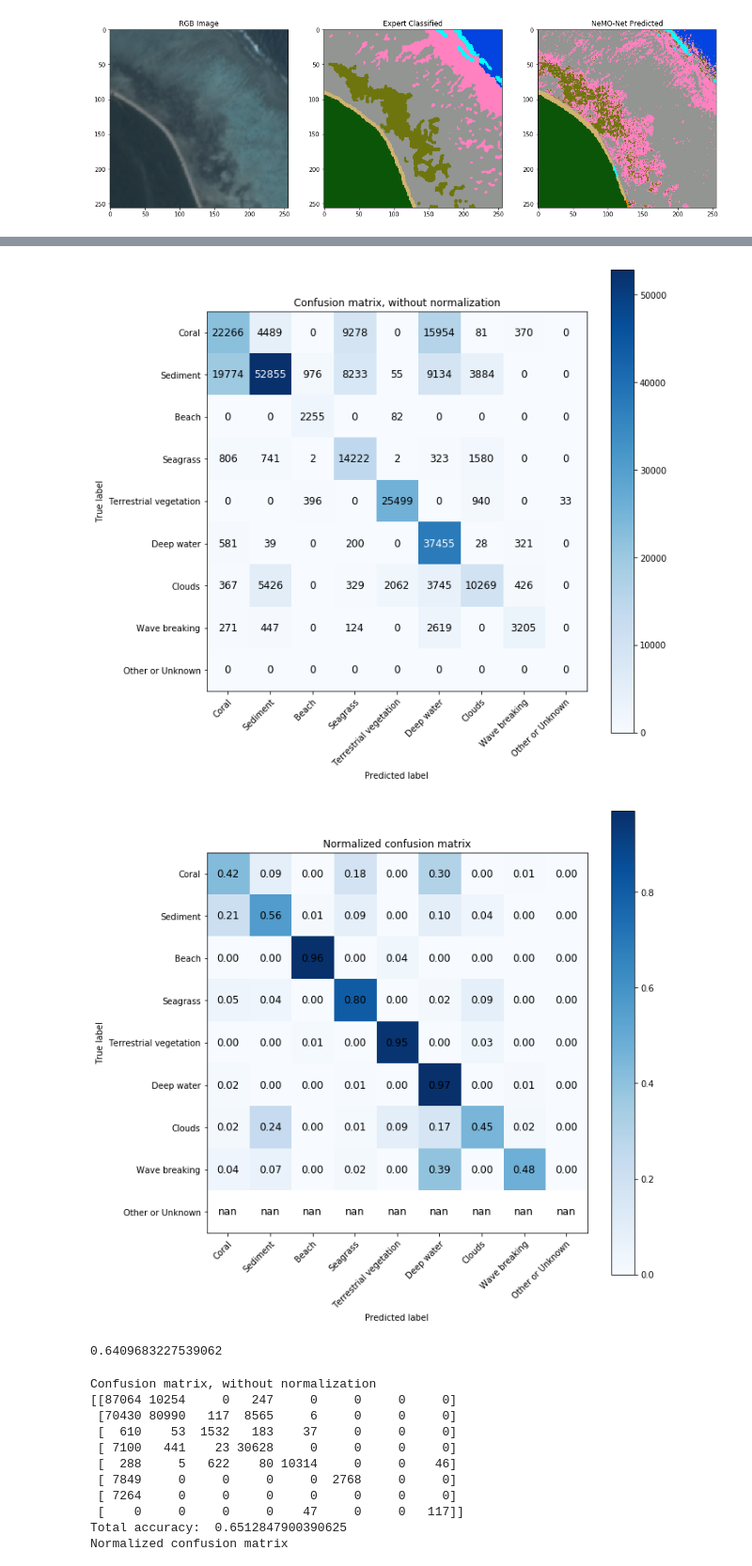
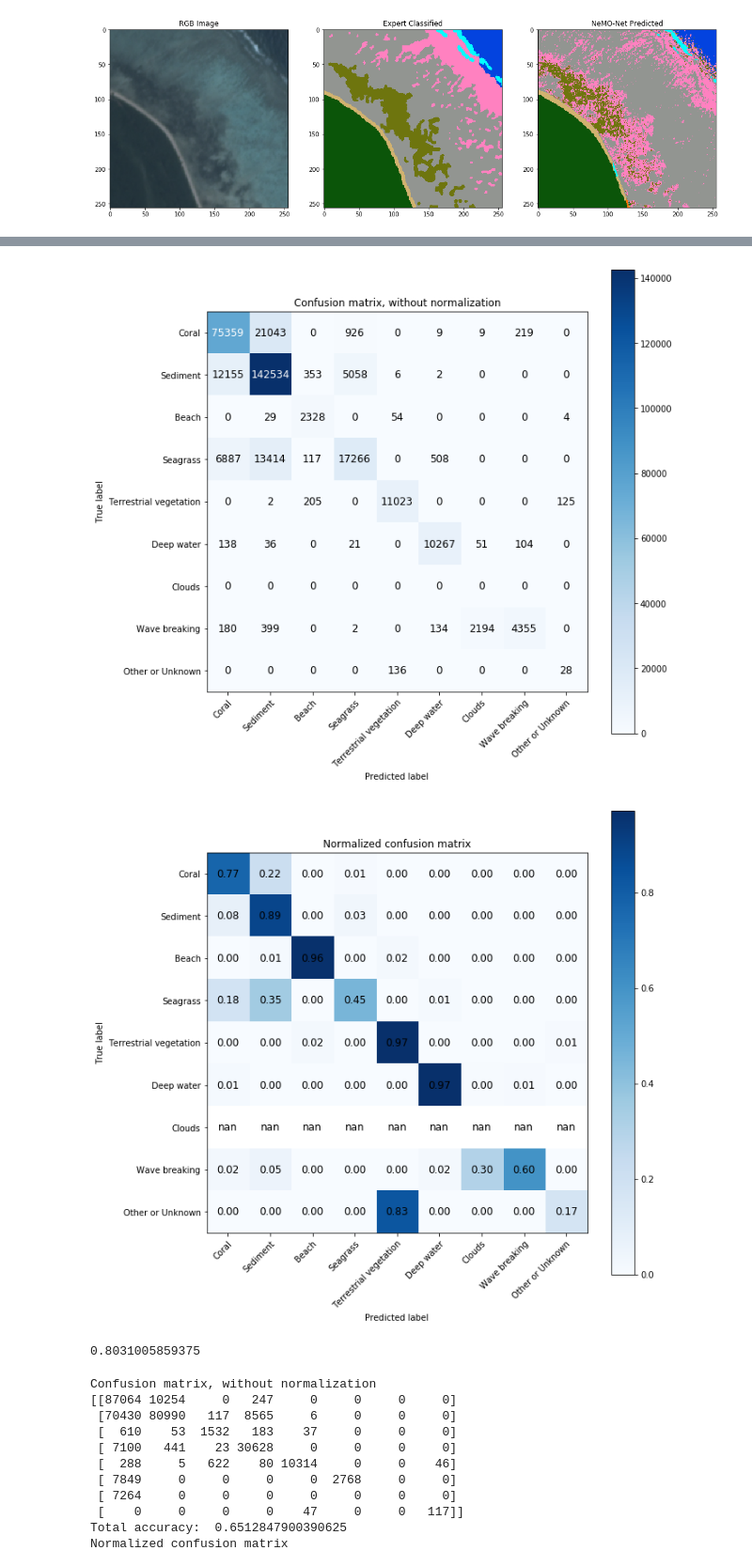
Before and after one commit to NASA-NeMO-Net/NeMO-Net, a Jupyter notebook: CNN/Jarrett_DataManipulation.ipynb, the cells around one changed output, grey strips where cells are left out. Shown at 94% size. Saved outputs shown, nothing was run; the diff lists cells and outputs as text; code cells hidden in the pictures.

```diff
--- a/CNN/Jarrett_DataManipulation.ipynb
+++ b/CNN/Jarrett_DataManipulation.ipynb
@@ -301,11 +315,12 @@ labels = [28, 56, 85, 113, 141, 170, 198, 226, 255]
 
 truthdata = []
 nemopredictdata = []
-for WV in BadPlanetData:
+for WV in GoodWV2Data:
     imagefile = "Coral_000000" + WV + ".png"
     imagepath = "/home/asli/NeMO-Test/NeMO-NET/Images/Alan_TestSet/Patches_BGR/" + imagefile
     truthpath = "/home/asli/NeMO-Test/NeMO-NET/Images/Alan_TestSet/Truthmap_Gray/" + imagefile
-    nemopath = "/home/asli/NeMO-Test/NeMO-NET/Images/Alan_TestSet/NeMOmap_Gray/" + imagefile
+    nemopath = "/home/asli/NeMO-Test/NeMO-NET/Images/Alan_TestSet/SharpMask_Final/" + imagefile
+#     nemopath = "/home/asli/NeMO-Test/NeMO-NET/Images/Alan_TestSet/DeepLab_Final/" + imagefile
     lofpath = "/home/asli/NeMO-Test/NeMO-NET/Images/Alan_TestSet/LOFmap_Gray/" + imagefile
     nemoimage = np.asarray(cv2.imread(nemopath, cv2.IMREAD_UNCHANGED), dtype=np.uint8)
     grayimage = np.asarray(cv2.imread(truthpath, cv2.IMREAD_UNCHANGED), dtype=np.uint8)
@@ -349,7 +364,7 @@ Normalized confusion matrix
 Total accuracy:  nan
-[figure, old version]
+[figure, new version]
-[figure, old version]
+[figure, new version]
-0.6409683227539062
+0.8031005859375
 # %%
 from sklearn.utils.multiclass import unique_labels
 
```
Also changed, not shown: parts of 4 cells of this notebook, 4 other files.
